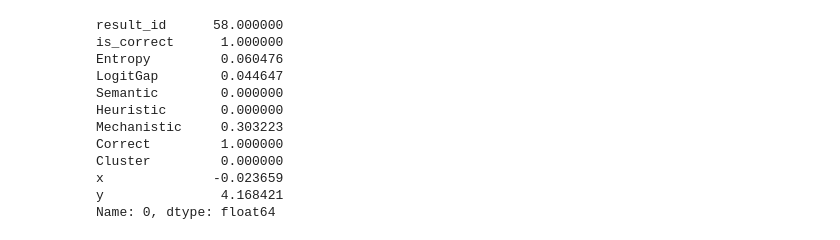
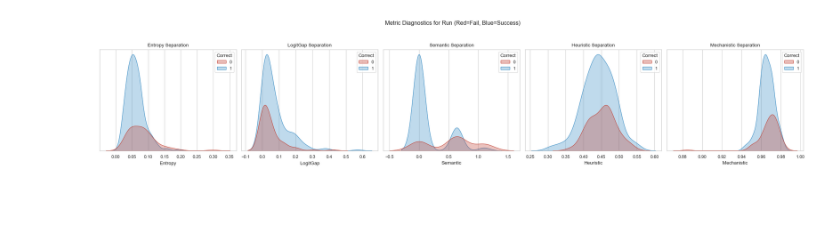
Before and after one commit to TroyDanielsProjects/Uncertainty-Aware-Error-Detection-and-Recovery, a Jupyter notebook: interpret.ipynb, the cells around one changed output. Drawn from its saved outputs; the diff is of its cells as text; code cells hidden in the pictures; blank space fills up the shorter version.

```diff
--- a/interpret.ipynb
+++ b/interpret.ipynb
@@ -548,15 +310,0 @@ Let[Mech:1.8]'s[Mech:1.5] denote the number of people on the ship in the first h
-# %%
-row
-# %% [output]
-result_id      58.000000
-is_correct      1.000000
-Entropy         0.060476
-LogitGap        0.044647
-Semantic        0.000000
-Heuristic       0.000000
-Mechanistic     0.303223
-Correct         1.000000
-Cluster         0.000000
-x              -0.023659
-y               4.168421
-Name: 0, dtype: float64
@@ -828,0 +658,24 @@ Name: 0, dtype: float64
+# %%
+# Select only metrics that have data (variance > 0)
+metrics = [m for m in ['Entropy', 'LogitGap', 'Semantic', 'Heuristic', 'Mechanistic']
+           if df[m].var() > 1e-5]
+
+fig, axes = plt.subplots(1, len(metrics), figsize=(4 * len(metrics), 4))
+if len(metrics) == 1: axes = [axes]
+
+for i, m in enumerate(metrics):
+    # Plot KDE (Smooth Histogram)
+    sns.kdeplot(
+        data=df, x=m, hue='Correct',
+        fill=True, palette={0: "#C0392B", 1: "#2E86C1"},
+        alpha=0.3, warn_singular=False, ax=axes[i]
+    )
+    axes[i].set_title(f"{m} Separation")
+    axes[i].set_ylabel("")
+    axes[i].get_yaxis().set_ticks([]) # Clean look
+
+plt.suptitle(f"Metric Diagnostics for Run (Red=Fail, Blue=Success)", y=1.05)
+plt.tight_layout()
+plt.show()
+# %% [output]
+[figure, added]
```
Also changed, not shown: parts of 14 cells of this notebook, 1 other file.
